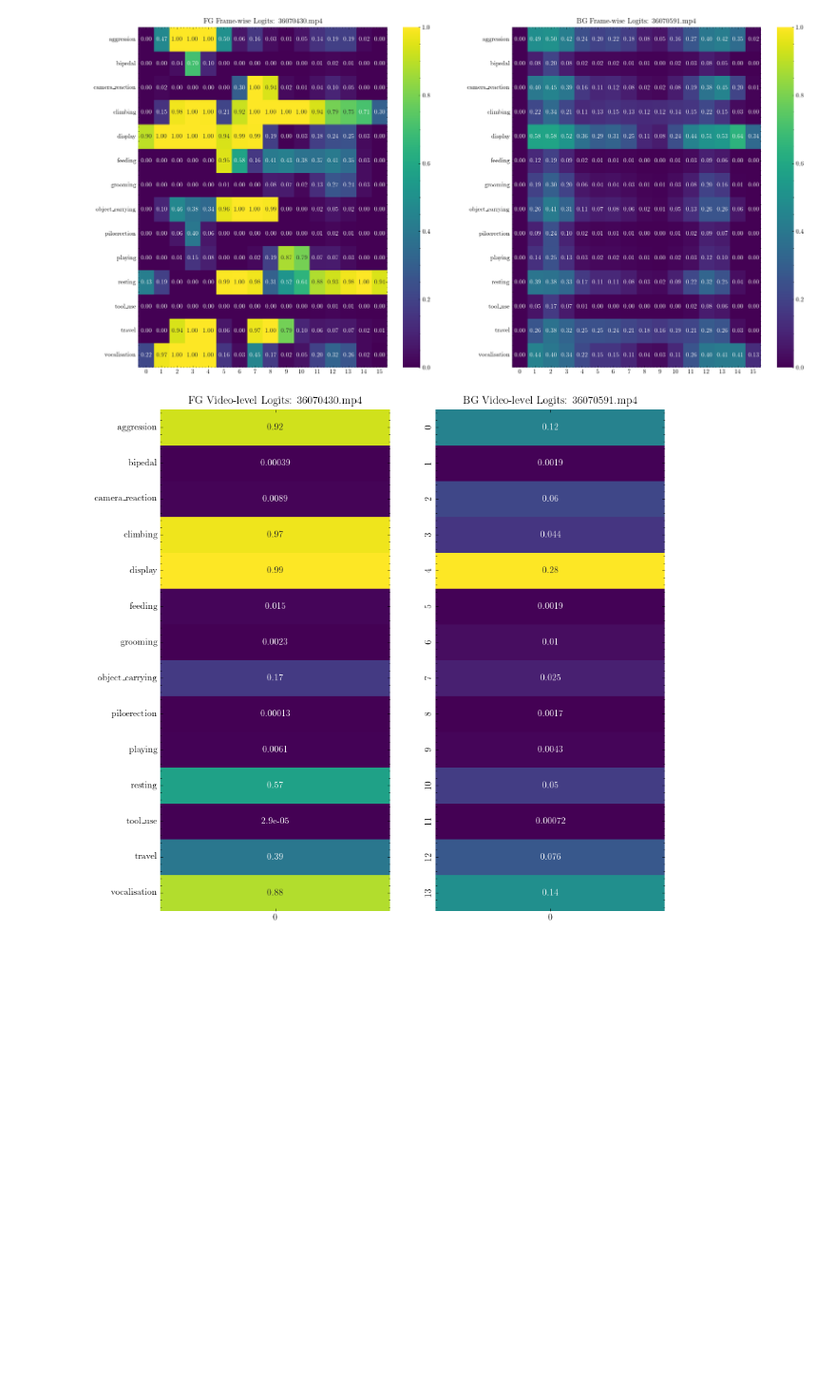
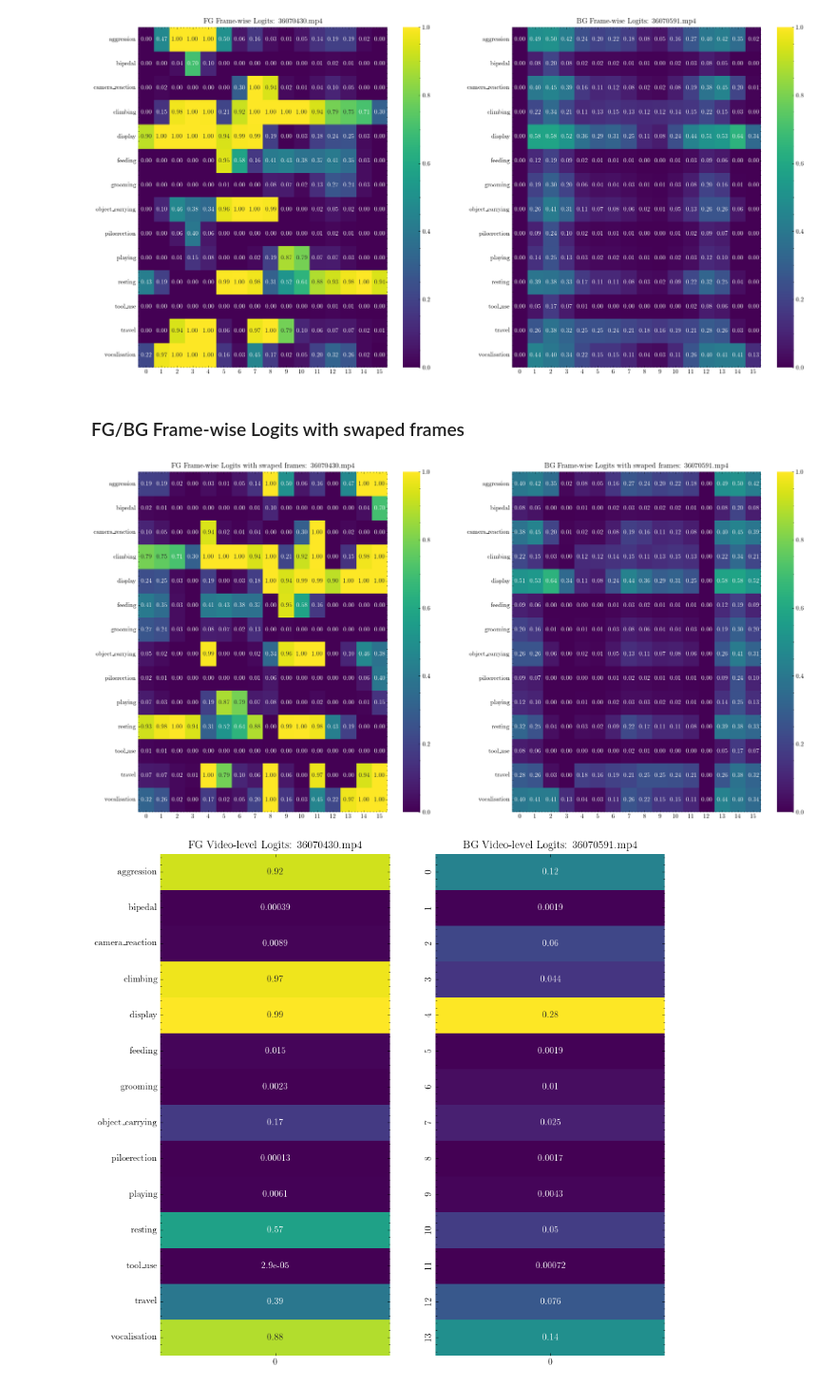
Before and after one commit to obrookes/imslowfast, a Jupyter notebook: notebooks/__r50_temporal_feature_inspection_dist.ipynb, the cells around one changed output. Shown at 95% size. Drawn from its saved outputs; the diff is of its cells as text; code cells hidden in the pictures; blank space fills up the shorter version.

Commit message:
add frame swapping withing sample

```diff
--- a/notebooks/__r50_temporal_feature_inspection_dist.ipynb
+++ b/notebooks/__r50_temporal_feature_inspection_dist.ipynb
@@ -50,6 +50,16 @@ def extract_frame_wise_features(feature_map, t):
     spatially_pooled = F.adaptive_avg_pool3d(feature_map, (t, 1, 1))
     frame_wise_features = torch.flatten(spatially_pooled, start_dim=2)
     return frame_wise_features
+
+#torch.Size([1, 2048, 16, 8, 8])
+def swap_frames(sample):
+    # Slice the sample only once, store the slices in variables
+    frames = torch.split(sample, 4, dim=2)
+
+    # Swap the frames and concatenate them in reverse order
+    sample_swapped = torch.cat(frames[::-1], dim=2)
+
+    return sample_swapped
 # %%
 sample_idx = 10
 
@@ -222,6 +258,21 @@ ax[0].title.set_text(f"FG Frame-wise Logits: {fg_fewshot.name.iloc[sample_idx][0
 ax[1].title.set_text(f"BG Frame-wise Logits: {bg_fewshot.name.iloc[sample_idx][0]}")
 # %% [output]
 [figure]
+# %% [markdown]
+### FG/BG Frame-wise Logits with swaped frames
+# %%
+# Plot fg and bg frame-wise logits
+fig, ax = plt.subplots(1, 2, figsize=(20, 10), gridspec_kw={"width_ratios": [1, 1]})
+sns.heatmap(
+    fg_frame_wise_logits_swapped.T, cmap="viridis", annot=True, yticklabels=behaviours, ax=ax[0], vmin=0, vmax=1, fmt=".2f"
+)
+sns.heatmap(
+    bg_frame_wise_logits_swapped.T, cmap="viridis", annot=True, yticklabels=behaviours, ax=ax[1], vmin=0, vmax=1, fmt=".2f"
+)
+ax[0].title.set_text(f"FG Frame-wise Logits with swaped frames: {fg_fewshot.name.iloc[sample_idx][0]}")
+ax[1].title.set_text(f"BG Frame-wise Logits with swaped frames: {bg_fewshot.name.iloc[sample_idx][0]}")
+# %% [output]
+[figure, added]
 # %%
 # Plot fg and bg video-level logits
 fig, ax = plt.subplots(1, 2, figsize=(10, 10), gridspec_kw={"width_ratios": [1, 1]})
```
Also changed, not shown: parts of 6 cells of this notebook.
